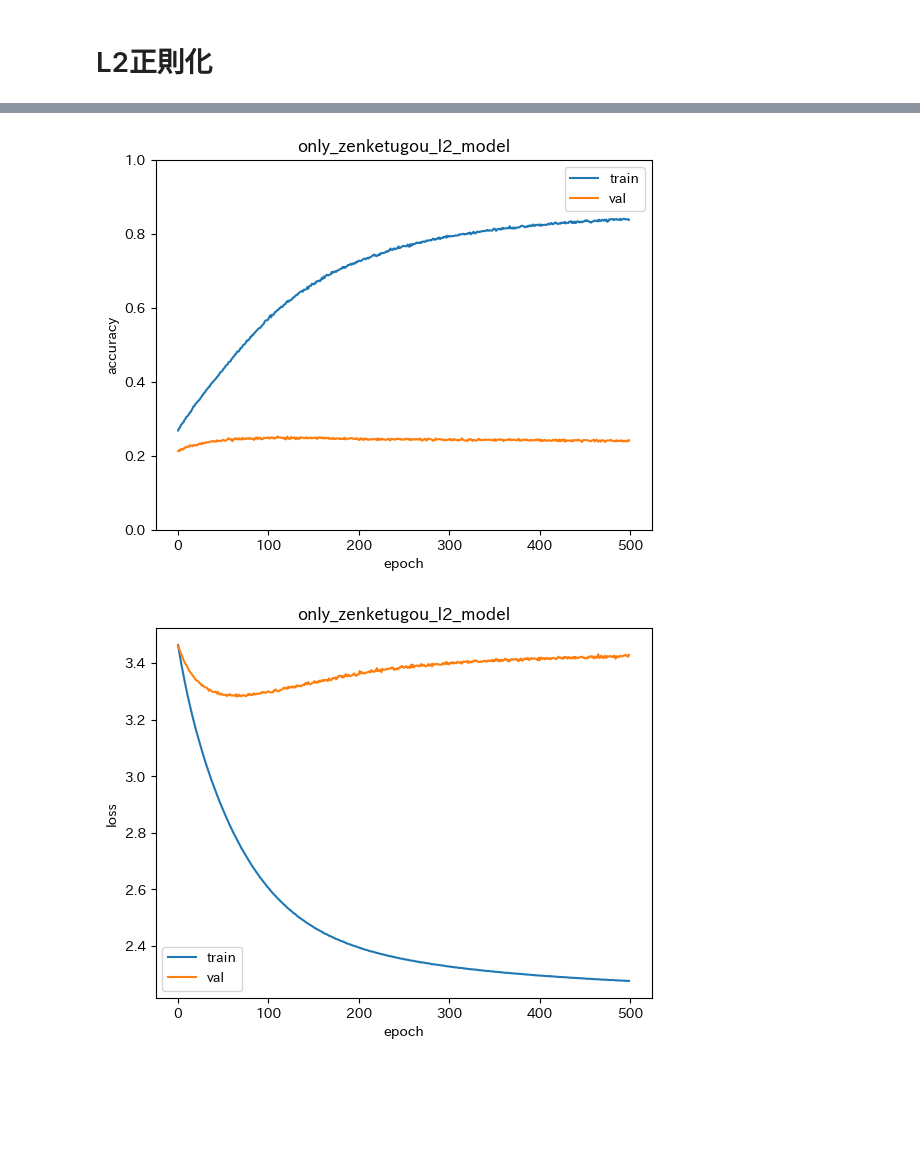
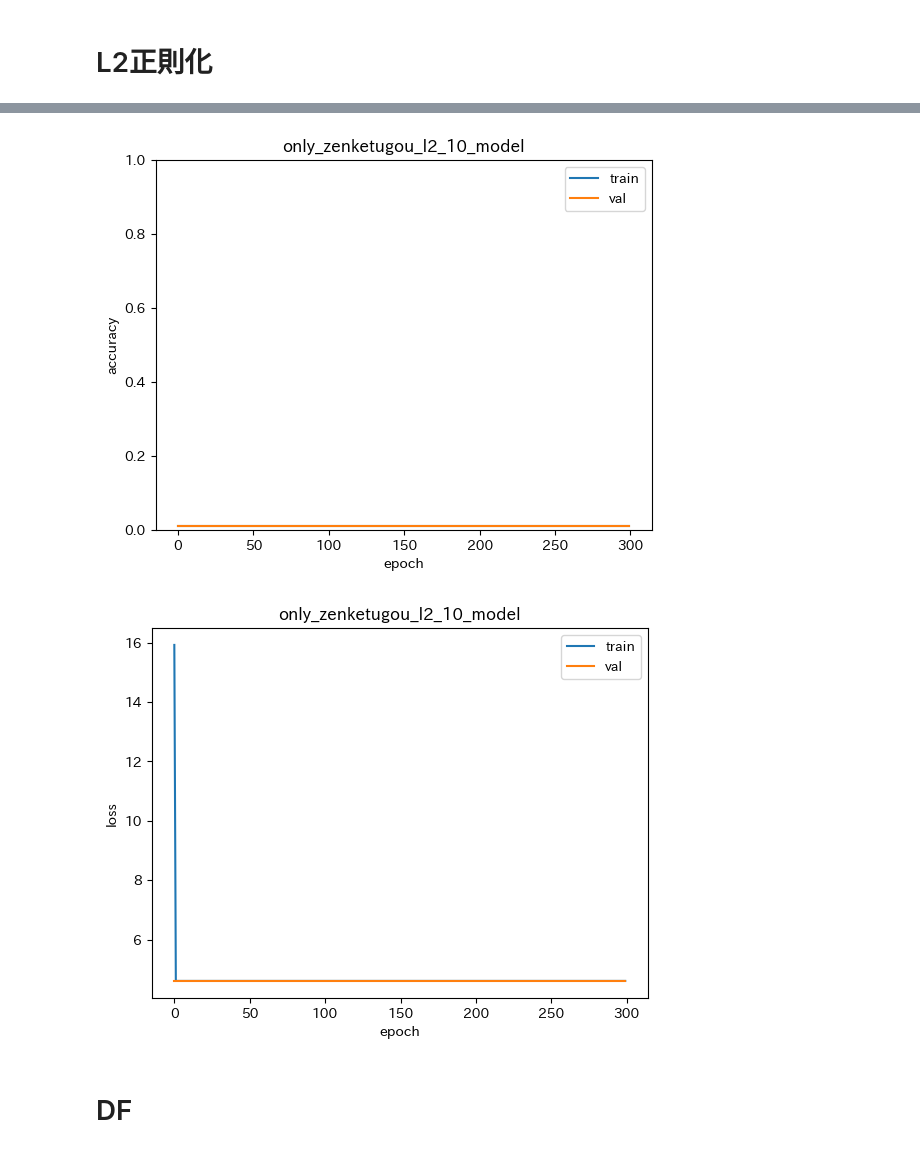
Before and after one commit to harukicode0/Studying_Image_Recognition, a Jupyter notebook: regularization_zenketugou-Copy1.ipynb, the cells around one changed output, grey strips where cells are left out. Saved outputs shown, nothing was run; the diff lists cells and outputs as text; code cells hidden in the pictures; blank space fills up the shorter version.

```diff
--- a/regularization_zenketugou-Copy1.ipynb
+++ b/regularization_zenketugou-Copy1.ipynb
@@ -212,8 +212,3 @@ transformed_imgs_val = torch.stack([img_t for img_t, _ in transformed_tensor_cif
 transformed_imgs.shape, transformed_imgs_val.shape
 # %% [output]
 (torch.Size([3, 32, 32, 50000]), torch.Size([3, 32, 32, 10000]))
-# %%
-# macのGPUが使えるか確認
-# device = (torch.device('mps') if torch.backends.mps.is_available() else torch.device('cpu'))
-device = 'cpu'
-device
@@ -231,14 +224,15 @@ val_loader = torch.utils.data.DataLoader(
     shuffle=False)
 
 def validate(model, train_loader, val_loader):
+    device = (torch.device('mps') if torch.backends.mps.is_available() else torch.device('cpu'))
     for name, loader in [("train", train_loader), ("val", val_loader)]: # 最初にTrain、printで結果を表示後、valを計算して結果を表示する流れ
         correct = 0
         total = 0
         with torch.no_grad(): # 勾配を計算させないのための記述
             for imgs, labels in loader:
-                model.to(device='mps') # モデルをCPU上に持ってくる
-                imgs = imgs.to(device='mps')
-                labels = labels.to(device='mps')
+                model.to(device=device) # モデルをCPU上に持ってくる
+                imgs = imgs.to(device=device)
+                labels = labels.to(device=device)
                 outputs = model(imgs)
                 _, predicted = torch.max(outputs, dim=1)
                 total += labels.shape[0]
@@ -333,10 +310,9 @@ def train_loop_l2(n_epochs, optimizer, model, loss_fn, train, val):
     train_accuracies = np.array([])
     val_accuracies = np.array([])
 
-    # device = (torch.device('mps') if torch.backends.mps.is_available() else torch.device('cpu'))
-    # GPU上で訓練するのでモデルを移動。toを使う
-    device = 'cpu'
-    model.to(device=device)
+    device = (torch.device('mps') if torch.backends.mps.is_available() else torch.device('cpu'))
+    # device = 'cpu'
+    model.to(device=device) # GPU上で訓練するのでモデルを移動。toを使う
     for epoch in range(1,n_epochs+1):
         loss_train = 0.0 # エポックごとにtrainとvalの損失関数を計算する
         loss_val = 0.0
@@ -348,7 +324,7 @@ def train_loop_l2(n_epochs, optimizer, model, loss_fn, train, val):
             loss = loss_fn(outputs,labels) # 損失の計算
 
             # L2_regularization
-            l2_lambda = 10
+            l2_lambda = 10000
             l2_norm = sum(p.pow(2.0).sum() for p in model.parameters())
             loss = loss + l2_lambda * l2_norm
 
@@ -401,4 +377,4 @@ optimizer = optim.SGD(model.parameters(), lr = learning_rate)
 # 損失関数を定義
 loss_fn = nn.CrossEntropyLoss()
 # エポック数を設定
-n_epochs = 500
+n_epochs = 300
@@ -431,23 +409,25 @@ model,loss_train_lists, loss_val_lists,train_accuracies,val_accuracies = train_l
 # %%
 # 正解率を出す
 plt.plot(train_accuracies,label = 'train')
 plt.plot(val_accuracies, label ='val')
-plt.title('only_zenketugou_l2_model')
+plt.title('only_zenketugou_l2_10_model')
 plt.ylabel('accuracy')
 plt.ylim(0,1)
 plt.xlabel('epoch')
 plt.legend()
-plt.savefig('picture/accuracy_smple_zenketugou_l2_0.001.png')
+# plt.savefig('picture/accuracy_smple_zenketugou_l2_10.png')
 plt.show()
 # 損失
 plt.plot(loss_train_lists,label = 'train')
 plt.plot(loss_val_lists, label ='val')
-plt.title('only_zenketugou_l2_model')
+plt.title('only_zenketugou_l2_10_model')
 plt.ylabel('loss')
 plt.xlabel('epoch')
 plt.legend()
-plt.savefig('picture/loss_smple_zenketugou_l2_0.001.png')
+# plt.savefig('picture/loss_smple_zenketugou_l2_10.png')
 plt.show()
 # %% [output]
-[figure, old version]
+[figure, new version]
-[figure, old version]
+[figure, new version]
+# %% [markdown]
+# DF
```
Also changed, not shown: parts of 13 cells of this notebook, 13 other files.
